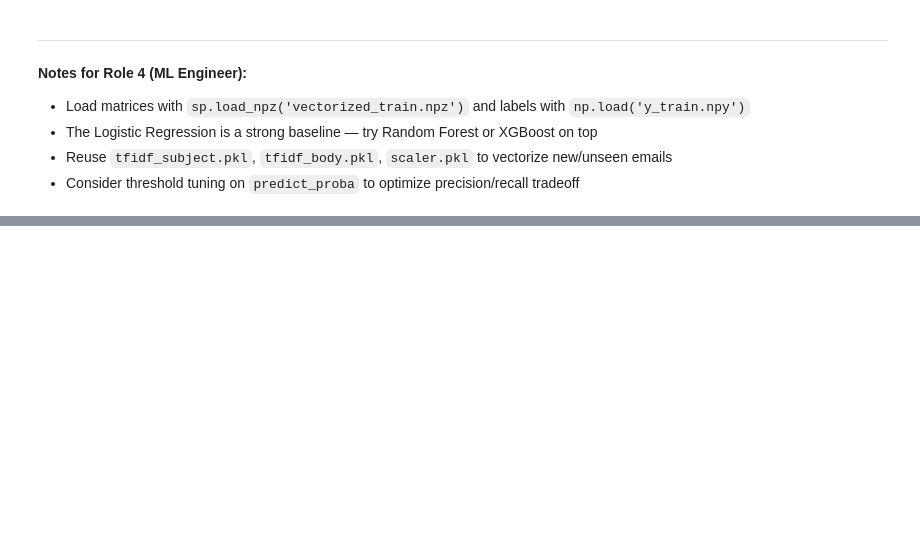
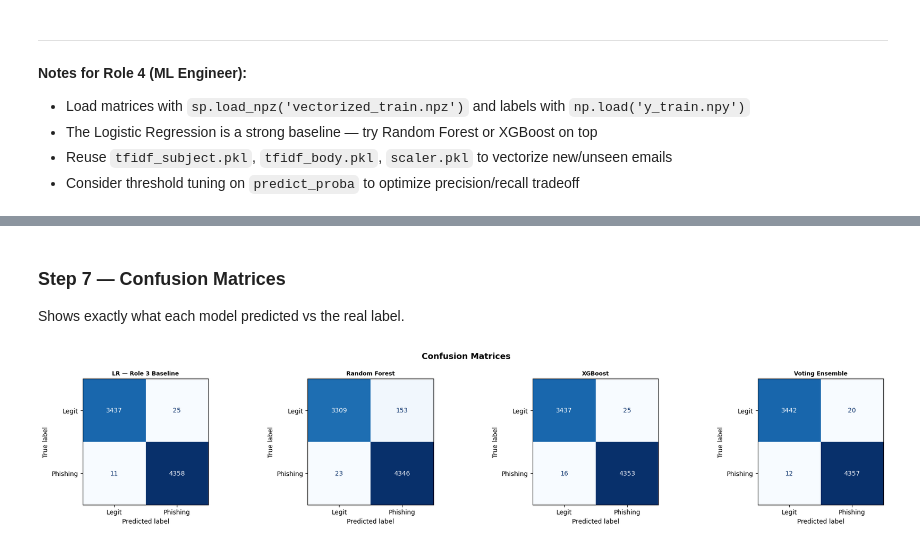
Before and after one commit to bouchra147587/S005--security, a Jupyter notebook: phishing_email_detector.ipynb, the cells around one changed output, grey strips where cells are left out. Drawn from its saved outputs; the diff is of its cells as text; code cells hidden in the pictures; blank space fills up the shorter version.

```diff
--- a/phishing_email_detector.ipynb
+++ b/phishing_email_detector.ipynb
@@ -1535,0 +1787,20 @@ Saved artifacts:
+# %% [markdown]
+### Step 7 — Confusion Matrices
+
+Shows exactly what each model predicted vs the real label.
+# %%
+fig, axes = plt.subplots(1, 4, figsize=(20, 4))
+fig.suptitle('Confusion Matrices', fontsize=13, fontweight='bold')
+
+for ax, (name, (y_pred, _)) in zip(axes, predictions.items()):
+    cm = confusion_matrix(y_test, y_pred)
+    ConfusionMatrixDisplay(cm, display_labels=['Legit', 'Phishing']).plot(
+        ax=ax, colorbar=False, cmap='Blues'
+    )
+    ax.set_title(name, fontsize=9, fontweight='bold')
+
+plt.tight_layout()
+plt.savefig('confusion_matrices.png', dpi=150)
+plt.show()
+# %% [output]
+[figure, added]
```
Also changed, not shown: parts of 51 cells of this notebook, 21 other files.
